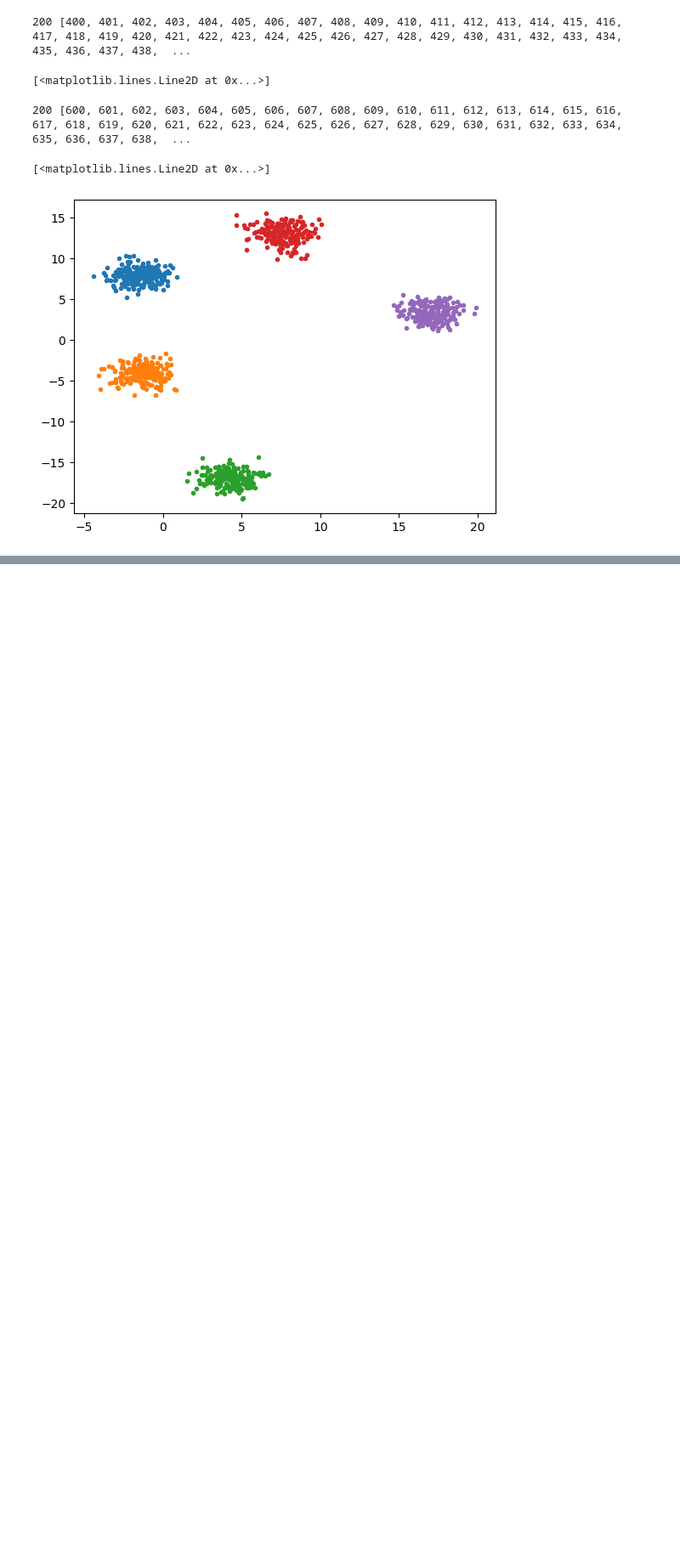
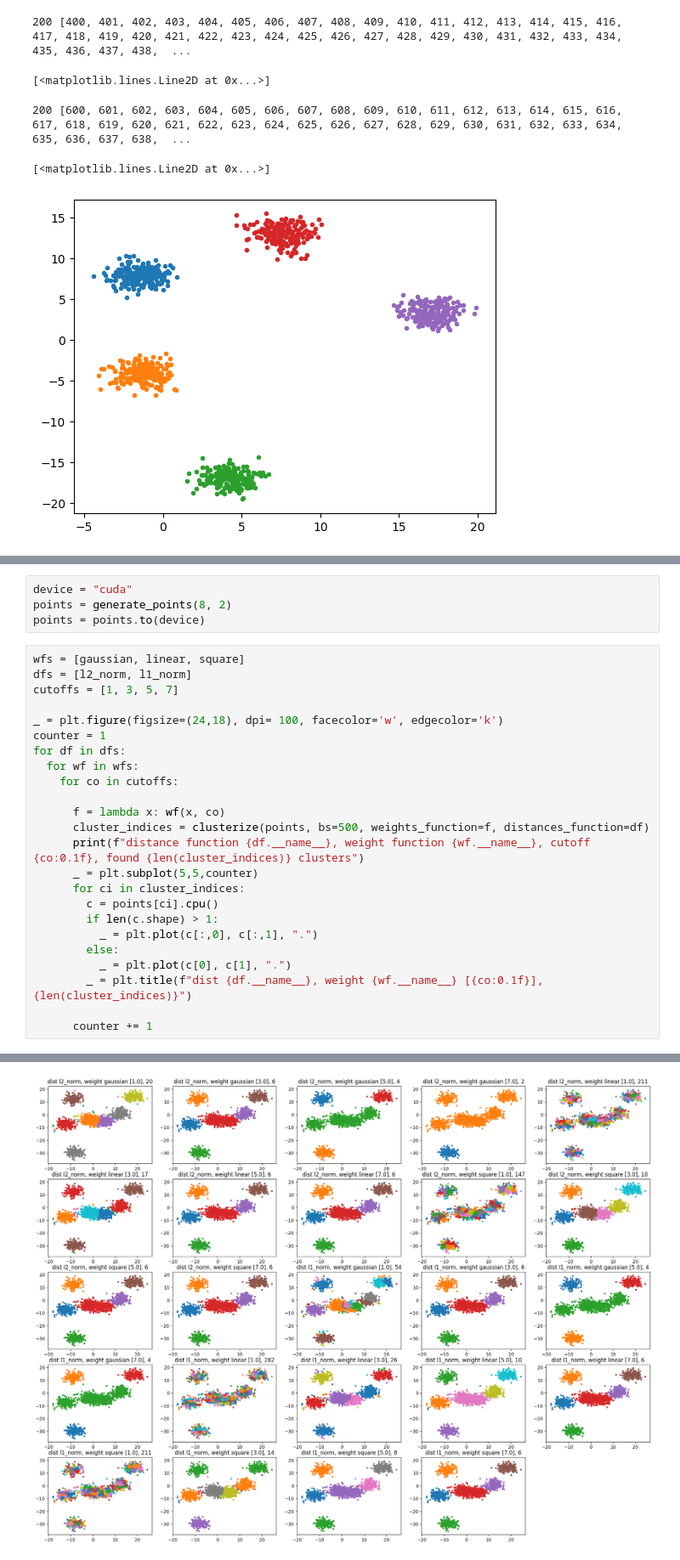
Before and after one commit to omyllymaki/algos, a Jupyter notebook: mean_shift_clustering.ipynb, the cells around one changed output, grey strips where cells are left out. Shown at 85% size. Cells and saved outputs as stored; diff of their text form; blank space fills up the shorter version.

```diff
--- a/mean_shift_clustering.ipynb
+++ b/mean_shift_clustering.ipynb
@@ -446,0 +601,29 @@ tensor([[ -1.6349,   8.9728],
+# %%
+device = "cuda"
+points = generate_points(8, 2)
+points = points.to(device)
+# %%
+wfs = [gaussian, linear, square]
+dfs = [l2_norm, l1_norm]
+cutoffs = [1, 3, 5, 7]
+
+_ = plt.figure(figsize=(24,18), dpi= 100, facecolor='w', edgecolor='k')
+counter = 1
+for df in dfs:
+  for wf in wfs:
+    for co in cutoffs:
+
+      f = lambda x: wf(x, co)
+      cluster_indices = clusterize(points, bs=500, weights_function=f, distances_function=df)
+      print(f"distance function {df.__name__}, weight function {wf.__name__}, cutoff {co:0.1f}, found {len(cluster_indices)} clusters")
+      _ = plt.subplot(5,5,counter)
+      for ci in cluster_indices:
+        c = points[ci].cpu()
+        if len(c.shape) > 1:
+          _ = plt.plot(c[:,0], c[:,1], ".")
+        else:
+          _ = plt.plot(c[0], c[1], ".")
+        _ = plt.title(f"dist {df.__name__}, weight {wf.__name__} [{co:0.1f}], {len(cluster_indices)}")
+
+      counter += 1
+# %% [output]
@@ -446,0 +647 @@ tensor([[ -1.6349,   8.9728],
+[figure, added]
```
Also changed, not shown: parts of 17 cells of this notebook.
